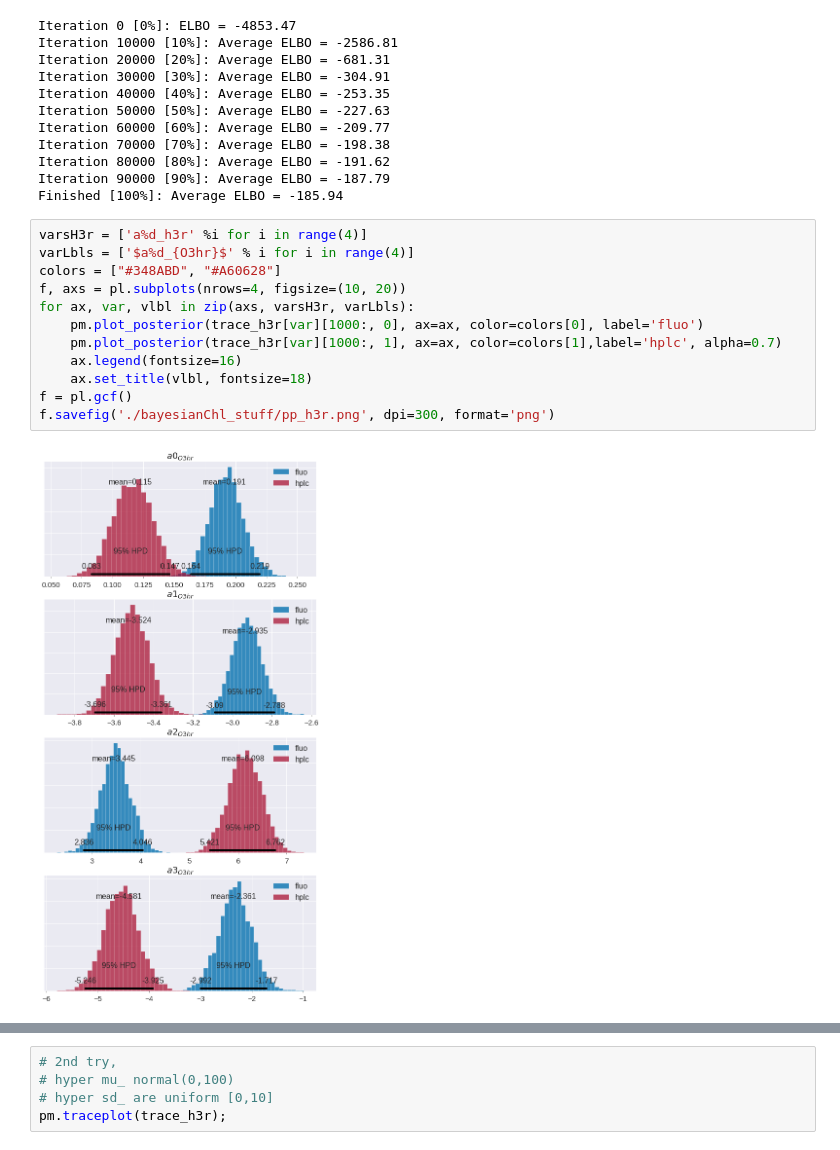
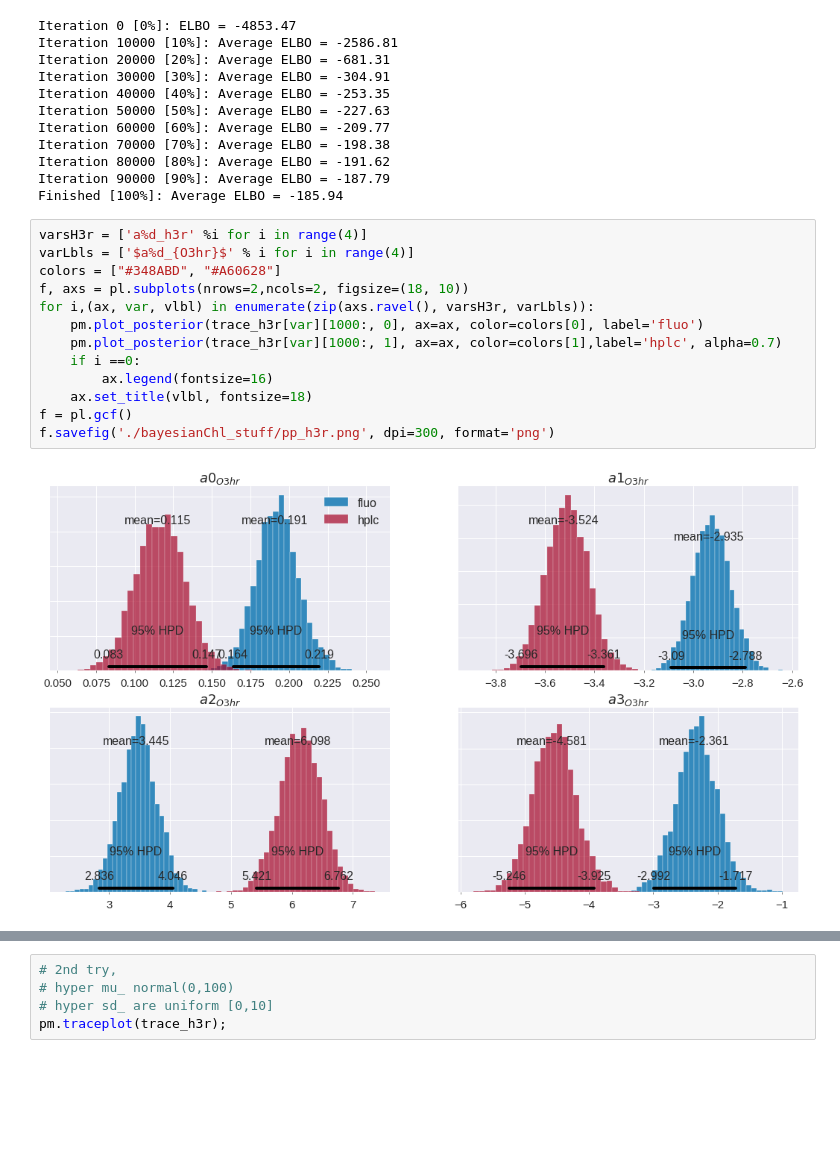
Before and after one commit to madHatter106/Presentations, a Jupyter notebook: OC4x - is a fourth degree polynomial regression really justified.ipynb, the cells around one changed output, grey strips where cells are left out. Cells and saved outputs as stored; diff of their text form; blank space fills up the shorter version.

```diff
--- a/OC4x - is a fourth degree polynomial regression really justified.ipynb
+++ b/OC4x - is a fourth degree polynomial regression really justified.ipynb
@@ -667,14 +667,15 @@ Finished [100%]: Average ELBO = -185.94
 # %%
 varsH3r = ['a%d_h3r' %i for i in range(4)]
 varLbls = ['$a%d_{O3hr}$' % i for i in range(4)]
 colors = ["#348ABD", "#A60628"]
-f, axs = pl.subplots(nrows=4, figsize=(10, 20))
-for ax, var, vlbl in zip(axs, varsH3r, varLbls):
+f, axs = pl.subplots(nrows=2,ncols=2, figsize=(18, 10))
+for i,(ax, var, vlbl) in enumerate(zip(axs.ravel(), varsH3r, varLbls)):
     pm.plot_posterior(trace_h3r[var][1000:, 0], ax=ax, color=colors[0], label='fluo')
     pm.plot_posterior(trace_h3r[var][1000:, 1], ax=ax, color=colors[1],label='hplc', alpha=0.7)
-    ax.legend(fontsize=16)
+    if i ==0:
+        ax.legend(fontsize=16)
     ax.set_title(vlbl, fontsize=18)
 f = pl.gcf()
 f.savefig('./bayesianChl_stuff/pp_h3r.png', dpi=300, format='png')
 # %% [output]
-[figure, old version]
+[figure, new version]
```
Also changed, not shown: parts of 2 cells of this notebook, 2 other files.
